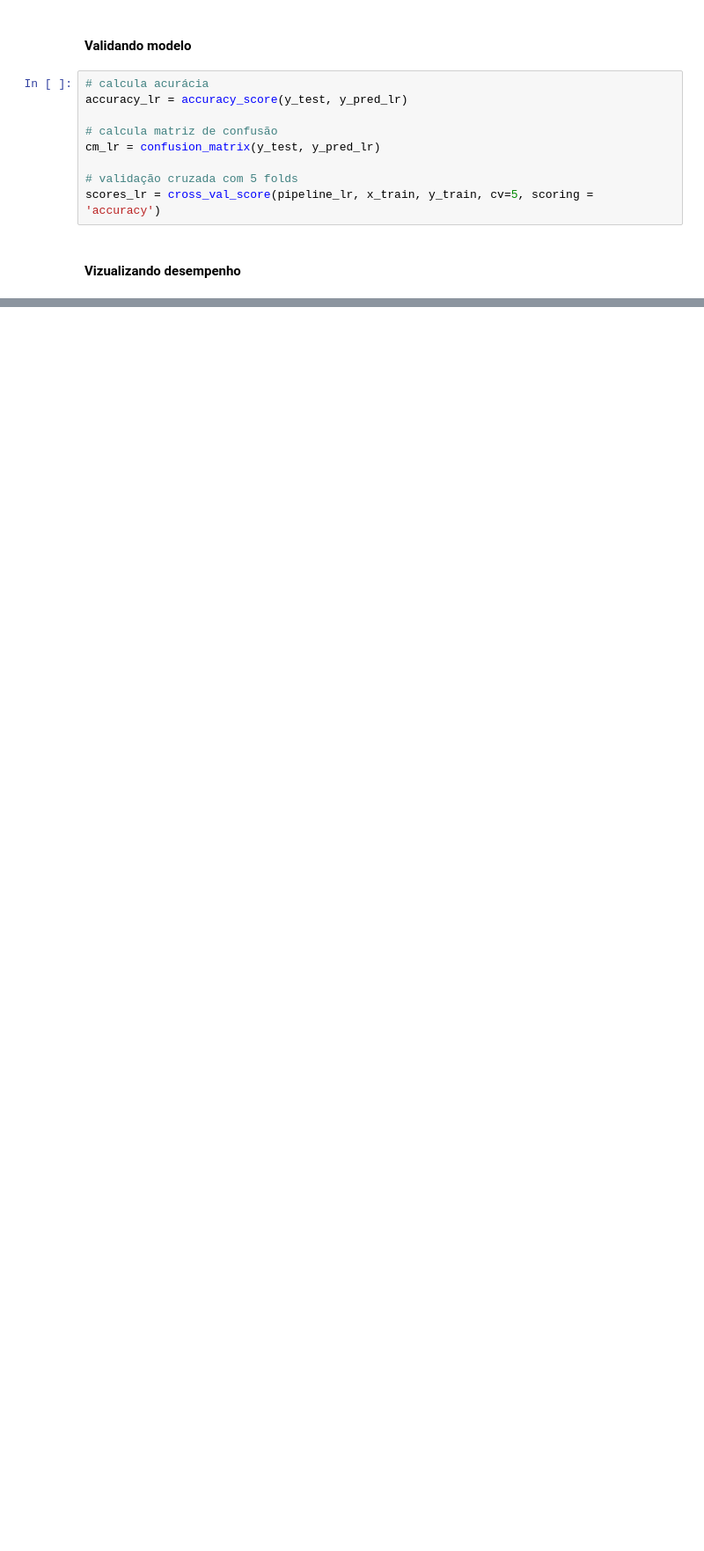
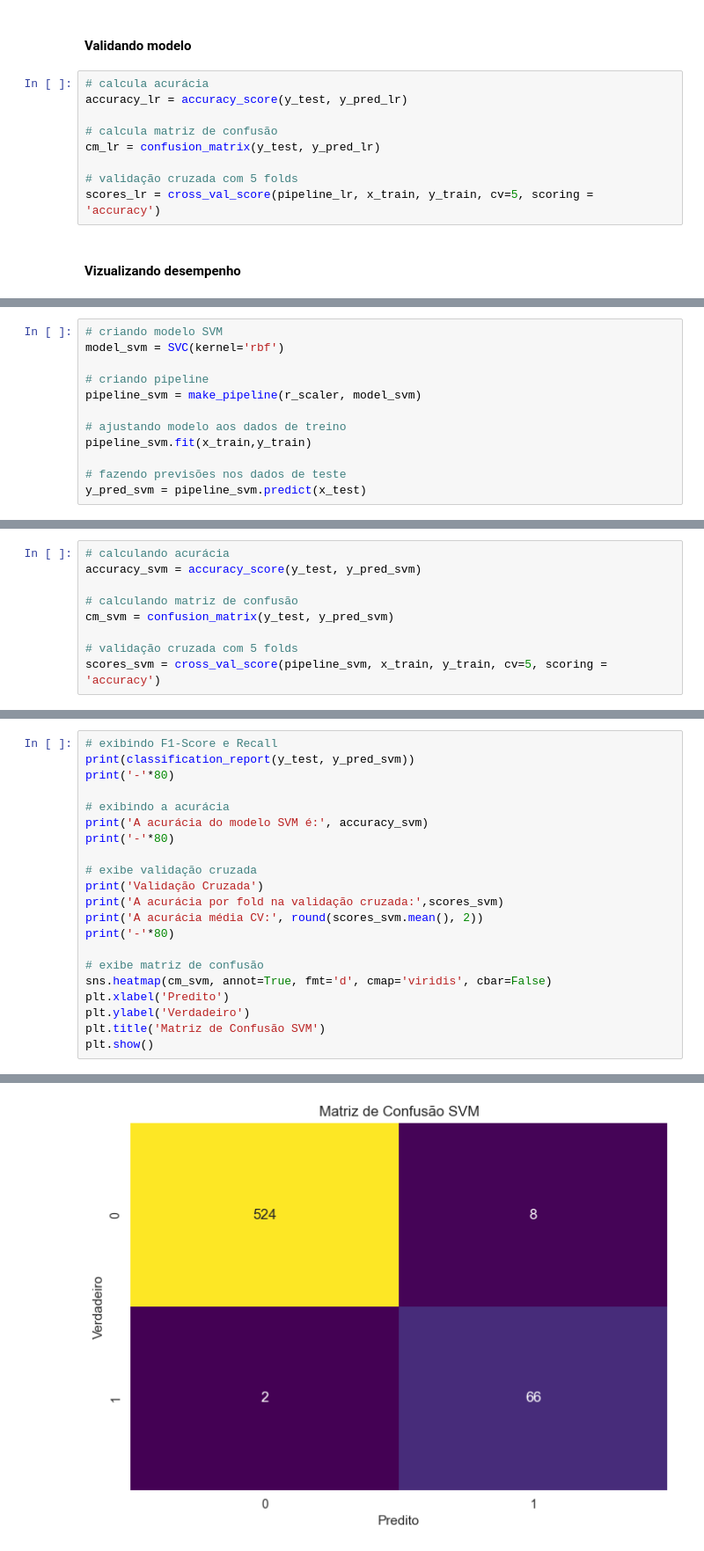
Before and after one commit to DieGod-DS/segmentacao-clientes, a Jupyter notebook: rascunho.ipynb, the cells around one changed output, grey strips where cells are left out. Shown at 88% size. Cells and saved outputs as stored; diff of their text form; blank space fills up the shorter version.

```diff
--- a/rascunho.ipynb
+++ b/rascunho.ipynb
@@ -531,0 +537,12 @@ A acurácia média CV: 0.97
+# %%
+# criando modelo SVM
+model_svm = SVC(kernel='rbf')
+
+# criando pipeline
+pipeline_svm = make_pipeline(r_scaler, model_svm)
+
+# ajustando modelo aos dados de treino
+pipeline_svm.fit(x_train,y_train)
+
+# fazendo previsões nos dados de teste
+y_pred_svm = pipeline_svm.predict(x_test)
@@ -531,0 +551,9 @@ A acurácia média CV: 0.97
+# %%
+# calculando acurácia
+accuracy_svm = accuracy_score(y_test, y_pred_svm)
+
+# calculando matriz de confusão
+cm_svm = confusion_matrix(y_test, y_pred_svm)
+
+# validação cruzada com 5 folds
+scores_svm = cross_val_score(pipeline_svm, x_train, y_train, cv=5, scoring = 'accuracy')
@@ -531,0 +562,22 @@ A acurácia média CV: 0.97
+# %%
+# exibindo F1-Score e Recall
+print(classification_report(y_test, y_pred_svm))
+print('-'*80)
+
+# exibindo a acurácia
+print('A acurácia do modelo SVM é:', accuracy_svm)
+print('-'*80)
+
+# exibe validação cruzada
+print('Validação Cruzada')
+print('A acurácia por fold na validação cruzada:',scores_svm)
+print('A acurácia média CV:', round(scores_svm.mean(), 2))
+print('-'*80)
+
+# exibe matriz de confusão
+sns.heatmap(cm_svm, annot=True, fmt='d', cmap='viridis', cbar=False)
+plt.xlabel('Predito')
+plt.ylabel('Verdadeiro')
+plt.title('Matriz de Confusão SVM')
+plt.show()
+# %% [output]
@@ -531,0 +600 @@ A acurácia média CV: 0.97
+[figure, added]
```
Also changed, not shown: parts of 19 cells of this notebook.
